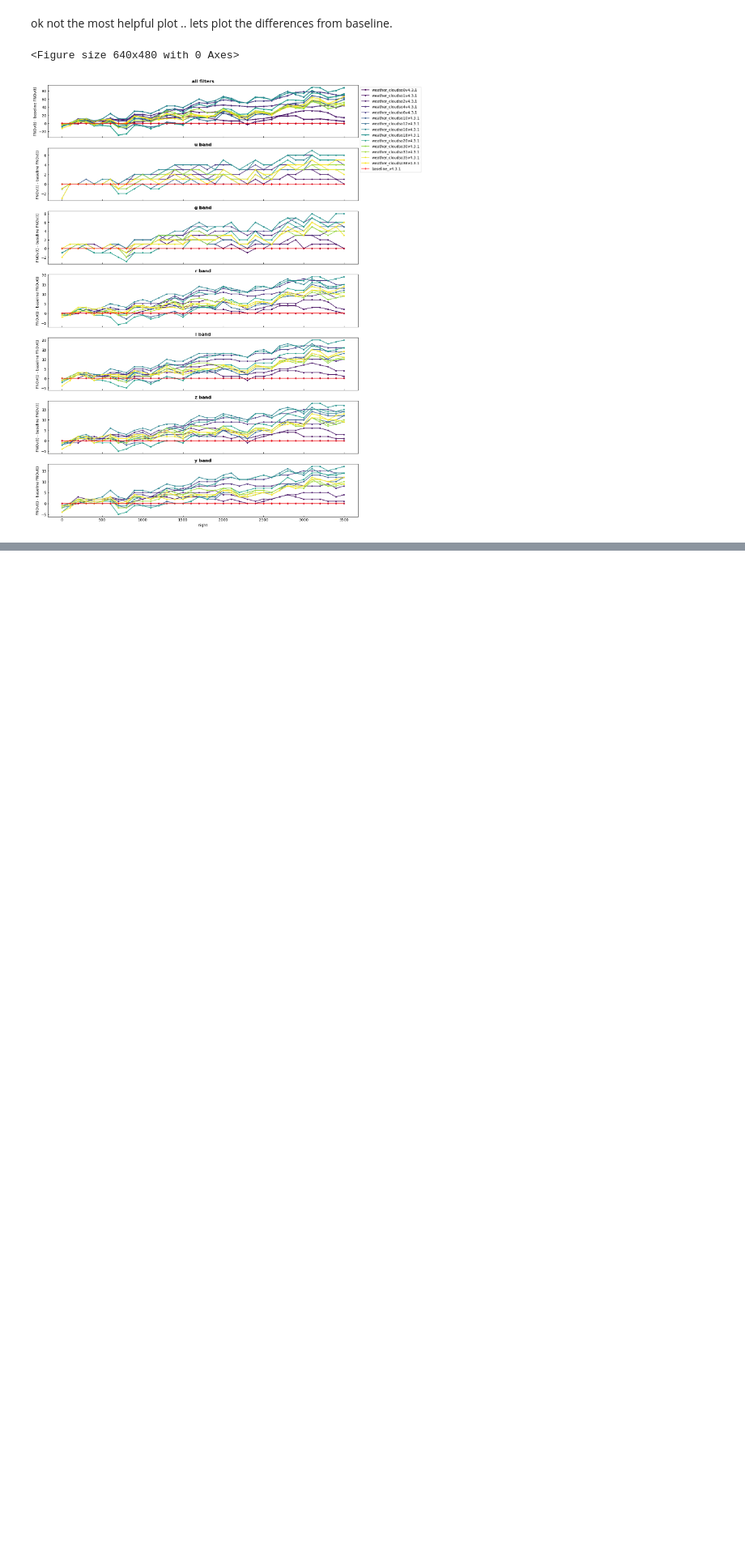
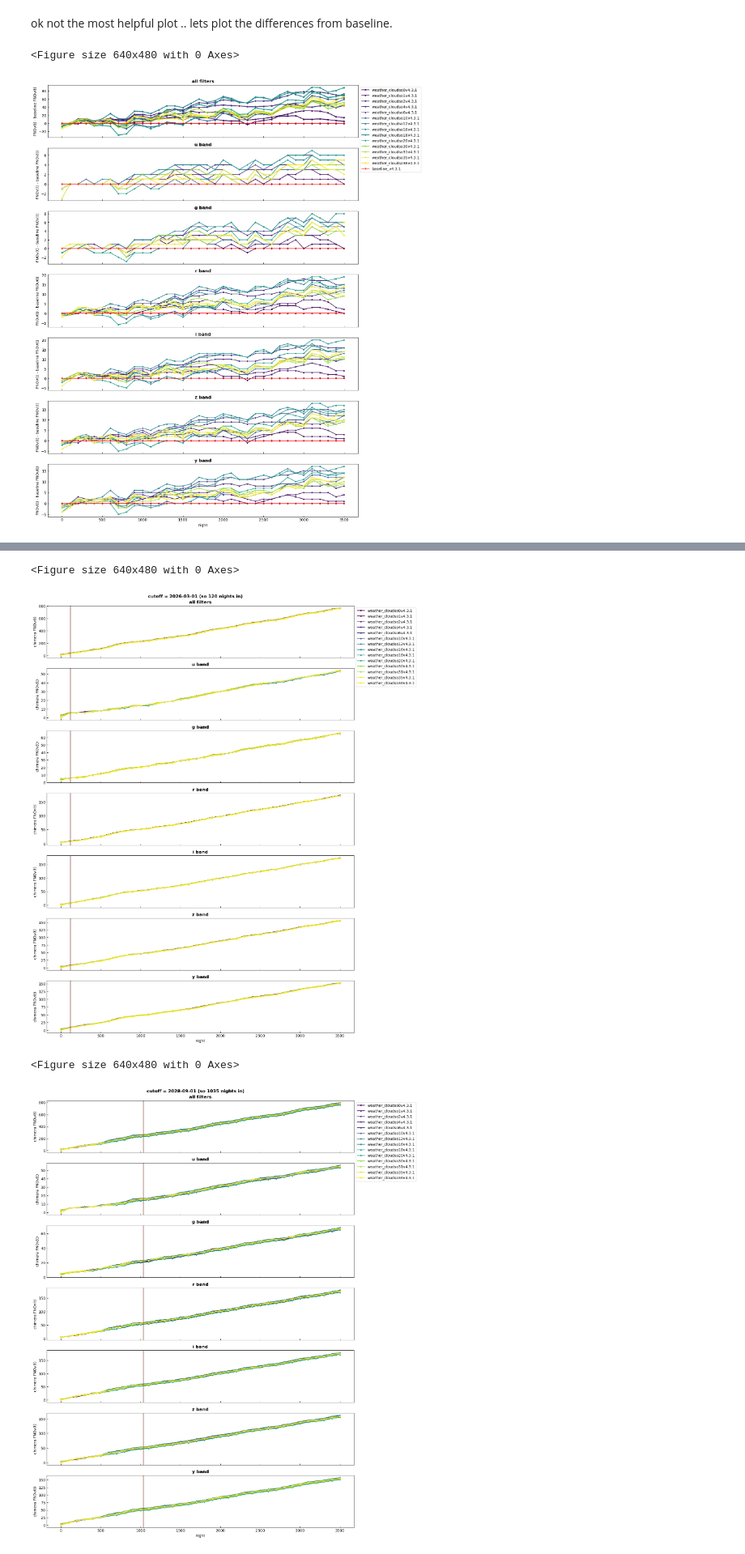
Before and after one commit to lsst-sims/sims_longterm_tests, a Jupyter notebook: notebooks/dev-analysis.ipynb, the cells around one changed output, grey strips where cells are left out. Shown at 81% size. Cells and saved outputs as stored; diff of their text form; code cells hidden in the pictures; blank space fills up the shorter version.

Commit message:
updated notebook to loop in chimera sims.

```diff
--- a/notebooks/dev-analysis.ipynb
+++ b/notebooks/dev-analysis.ipynb
@@ -131,0 +149,19 @@ ok we see a modest variation. naviely one would think that cloud tag number incr
+# %%
+import pandas as pd
+import sqlite3
+from astropy.time import Time
+import astropy.units as u
+
+conn = sqlite3.connect('/sdf/data/rubin/shared/fbs_sims/sims_longterm_tests//baseline/baseline_v4.3.1_10yrs.db')
+query = f"select * from observations limit 1"
+df = pd.read_sql(query, conn)
+conn.close()
+
+start = Time(df['observationStartMJD'].min(), format='mjd')
+
+cutoff_night = {}
+for cutoff in chimera_fnovs_time_all:
+    cutoff_obj =  Time(cutoff, format='isot')
+
+    cutoff_night[cutoff] = (cutoff_obj - start).to(u.day).value # is this correct? need to think if we should be rounding up/down
+    print(f'## nights between start {start.isot[0:10]} and cutoff {cutoff}: {cutoff_night[cutoff] }')
@@ -131,0 +173,46 @@ ok we see a modest variation. naviely one would think that cloud tag number incr
+# %%
+nrows, ncols = 7, 1
+
+for cutoff in chimera_fnovs_time_all:
+    plt.clf()
+    fig, axes = plt.subplots(nrows, ncols)
+
+    for i, filt in enumerate(chimera_fnovs_time_per_filter[cutoff]):
+        for j, db in enumerate(list(clouds_tag.keys())):
+            if db.__contains__('baseline'):
+                color = 'r'
+                sym = '+'
+            else:
+                color = cmap( (clouds_tag[db] - min(clouds_tag.values())) / (max(clouds_tag.values()) - min(clouds_tag.values())) )
+                sym = '.'
+
+            key = f'chimera_cutoff{cutoff}_{db}'
+            axes[0].plot(time_points[:-1], chimera_fnovs_time_all[cutoff][key],
+                         sym+'-', label=db if i == 0 else None, color=color)
+            axes[i+1].plot(time_points[:-1], chimera_fnovs_time_per_filter[cutoff][filt][key],
+                            sym+'-', color=color)
+
+            if j == 0:
+                axes[0].set_title('all filters', fontweight='bold')
+                axes[i+1].set_title(f'{filt} band', fontweight='bold')
+
+    for k in range(nrows):
+        axes[k].tick_params(axis="both", direction="in")
+        axes[k].set_ylabel('chimera FNOv(t)')
+        ymin, ymax = axes[k].get_ylim()
+        axes[k].axvline(cutoff_night[cutoff], ymin, ymax, color='C5', ls='-')
+
+    for k in range(nrows-1):
+        axes[k].set_xticklabels([])
+
+    axes[0].legend(bbox_to_anchor=(1,1))
+    axes[-1].set_xlabel('night')
+
+    plt.suptitle(f'cutoff = {cutoff} (so {cutoff_night[cutoff]:.0f} nights in)', fontweight='bold', y=0.9)
+    fig.set_size_inches(15, nrows*3)
+    plt.show()
+# %% [output]
+<Figure size 640x480 with 0 Axes>
+[figure, added]
+<Figure size 640x480 with 0 Axes>
+[figure, added]
```
Also changed, not shown: parts of 11 cells of this notebook.
